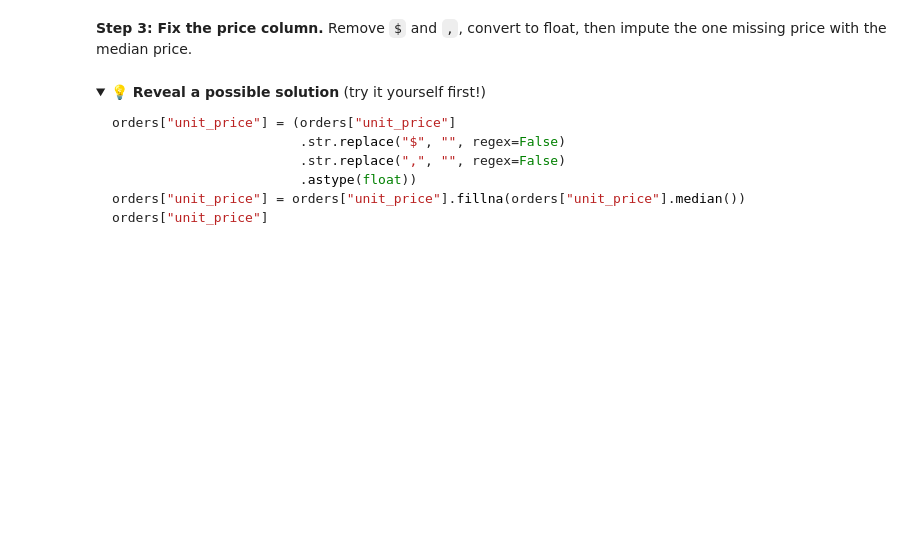
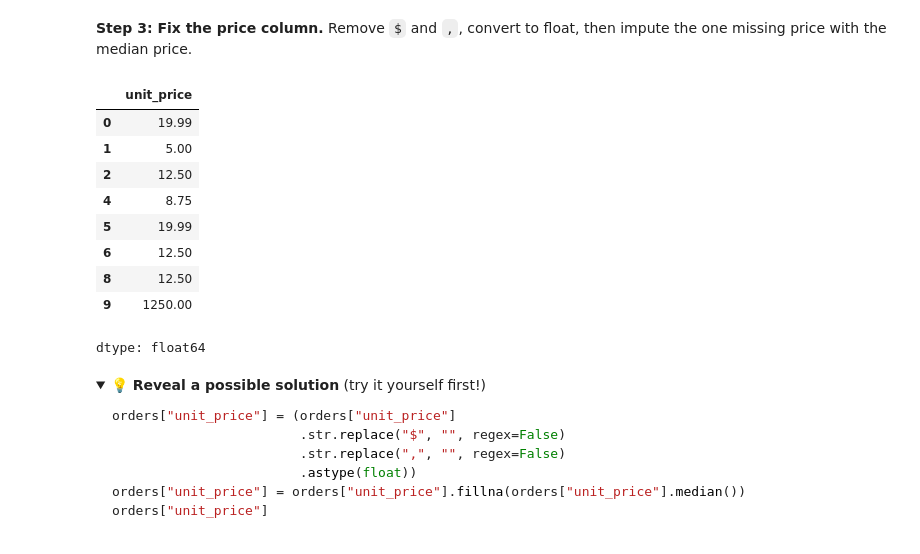
Before and after one commit to shatrill/data_analytics, a Jupyter notebook: session_5_data_quality_cleansing_lab.ipynb, the cells around one changed output. Saved outputs shown, nothing was run; the diff lists cells and outputs as text; code cells hidden in the pictures; folded sections open; blank space fills up the shorter version.

```diff
--- a/session_5_data_quality_cleansing_lab.ipynb
+++ b/session_5_data_quality_cleansing_lab.ipynb
@@ -256,7 +373,7 @@ quality_report(orders_raw, "orders BEFORE")
 # %% [markdown]
 **Step 1: Standardize text.** Strip `order_id`; strip and lowercase `customer_email`; strip and Title-case `status`.
 # %%
-orders["order_id"]       = orders["order_id"].str.___()
-orders["customer_email"] = orders["customer_email"].str.___().str.___()
-orders["status"]         = orders["status"].str.___().str.___()
+orders["order_id"]       = orders["order_id"].str.strip()
+orders["customer_email"] = orders["customer_email"].str.strip().str.lower()
+orders["status"]         = orders["status"].str.strip().str.title()
 orders["status"].value_counts()
@@ -275,5 +399,5 @@ orders["status"].value_counts()
 # %% [markdown]
 **Step 2: Remove duplicate orders.** Order `A102` appeared twice. Before Step 1, the trailing space hid it. Each `order_id` should be unique, so dedupe **on that column only** using `subset=`.
 # %%
-orders = orders.drop_duplicates(subset=___)
+orders = orders.drop_duplicates(subset="order_id")
 print("Rows:", len(orders))
@@ -291,11 +417,23 @@ print("Rows:", len(orders))
 **Step 3: Fix the price column.** Remove `$` and `,`, convert to float, then impute the one missing price with the median price.
 # %%
 orders["unit_price"] = (orders["unit_price"]
+                        .astype(str)
                         .str.replace("$", "", regex=False)
                         .str.replace(",", "", regex=False)
-                        .astype(___))
-orders["unit_price"] = orders["unit_price"].fillna(orders["unit_price"].___())
+                        .astype(float))
+orders["unit_price"] = orders["unit_price"].fillna(orders["unit_price"].median())
 orders["unit_price"]
+# %% [output]
+|  | unit_price |
+| 0 | 19.99 |
+| 1 | 5.00 |
+| 2 | 12.50 |
+| 4 | 8.75 |
+| 5 | 19.99 |
+| 6 | 12.50 |
+| 8 | 12.50 |
+| 9 | 1250.00 |
+dtype: float64
 # %% [markdown]
 <details>
 <summary><b>💡 Reveal a possible solution</b> (try it yourself first!)</summary>
```
Also changed, not shown: parts of 18 cells of this notebook.
